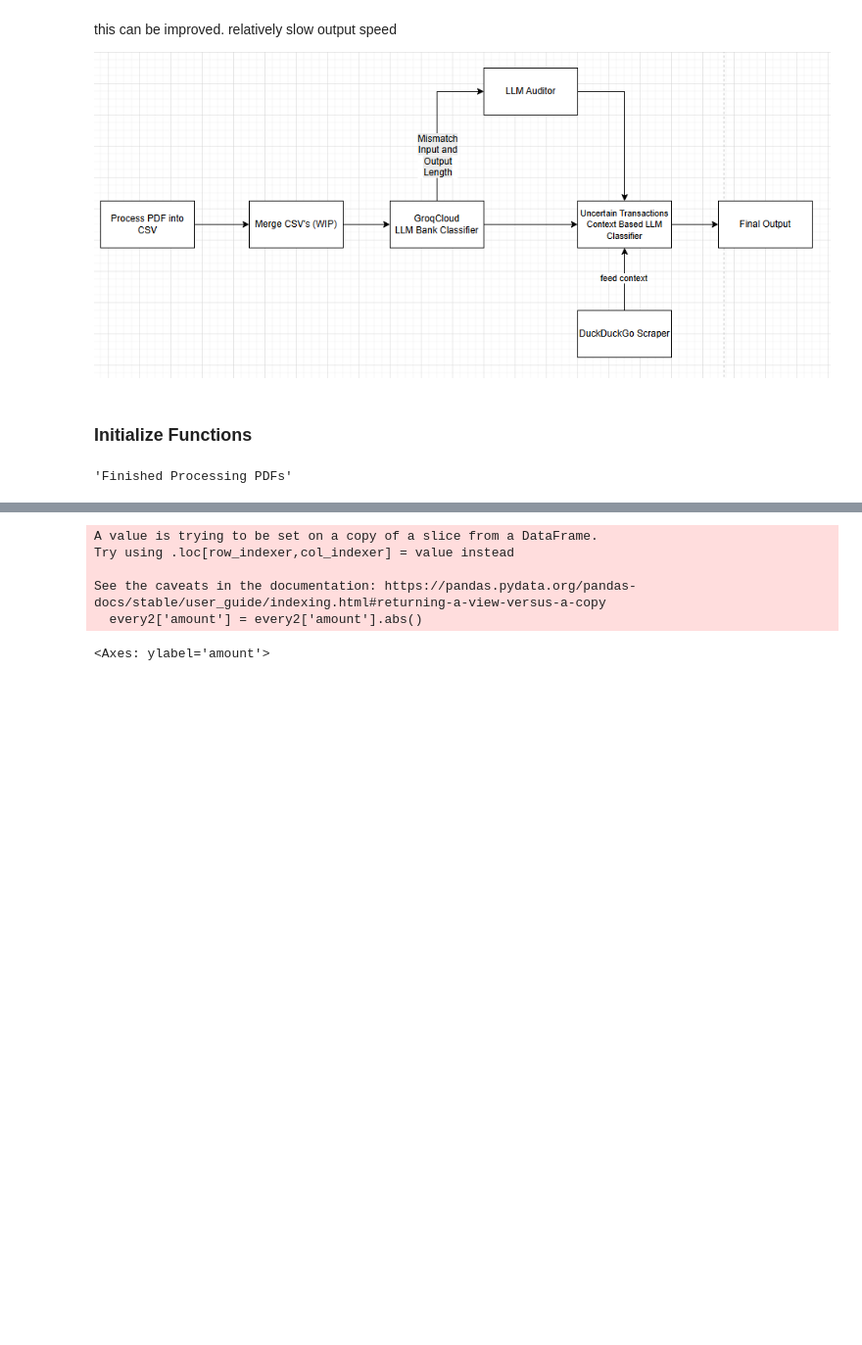
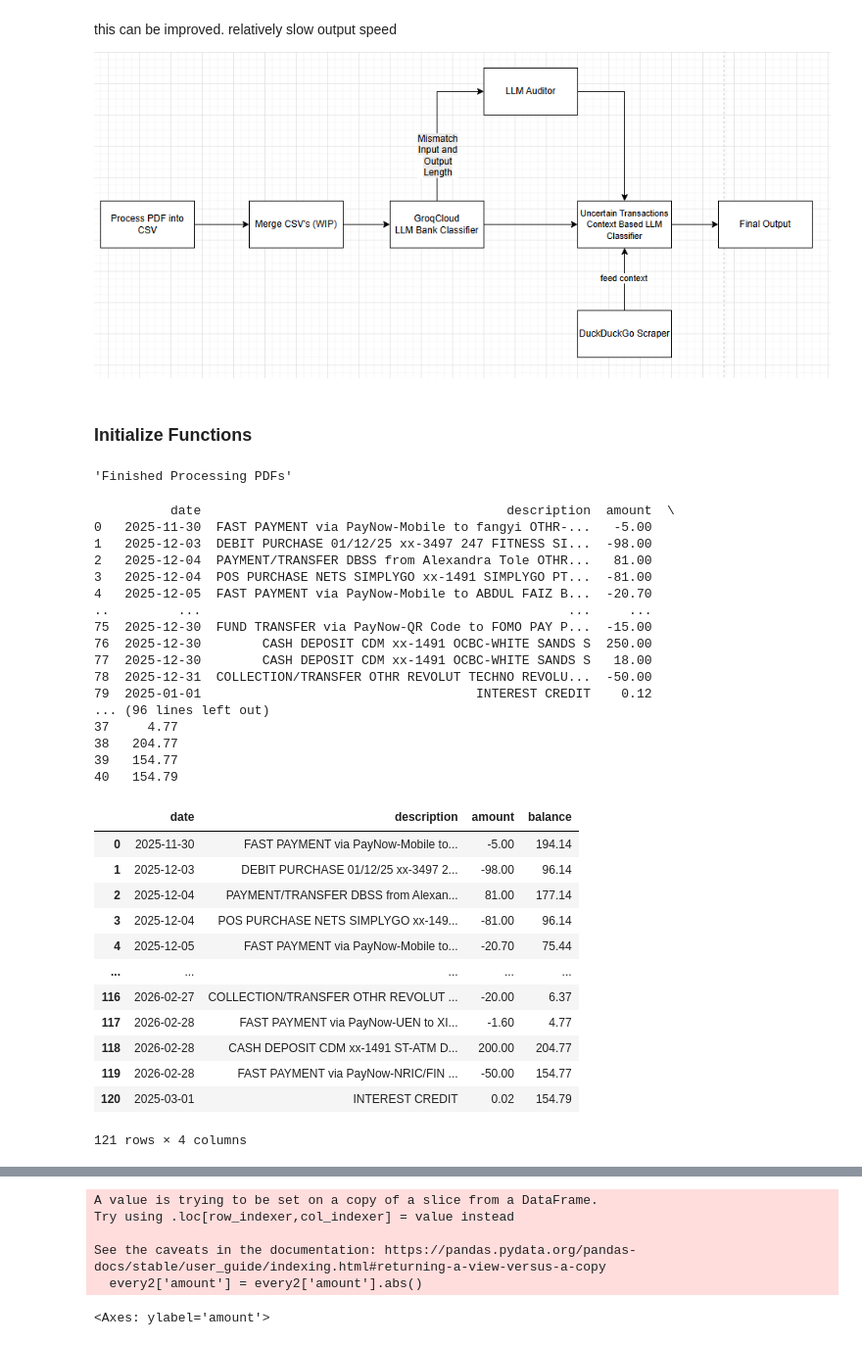
Before and after one commit to Shiraishie/bank_categorizer, a Jupyter notebook: bank_categorizer.ipynb, the cells around one changed output, grey strips where cells are left out. Shown at 98% size. Saved outputs shown, nothing was run; the diff lists cells and outputs as text; code cells hidden in the pictures; blank space fills up the shorter version.

```diff
--- a/bank_categorizer.ipynb
+++ b/bank_categorizer.ipynb
@@ -282,4 +309,37 @@ async def final_classification_function(df):
 process_pdf()
 # %% [output]
 'Finished Processing PDFs'
+# %%
+merge_csv()
+# %% [output]
+          date                                        description  amount  \
+0   2025-11-30  FAST PAYMENT via PayNow-Mobile to fangyi OTHR-...   -5.00
+1   2025-12-03  DEBIT PURCHASE 01/12/25 xx-3497 247 FITNESS SI...  -98.00
+2   2025-12-04  PAYMENT/TRANSFER DBSS from Alexandra Tole OTHR...   81.00
+3   2025-12-04  POS PURCHASE NETS SIMPLYGO xx-1491 SIMPLYGO PT...  -81.00
+4   2025-12-05  FAST PAYMENT via PayNow-Mobile to ABDUL FAIZ B...  -20.70
+..         ...                                                ...     ...
+75  2025-12-30  FUND TRANSFER via PayNow-QR Code to FOMO PAY P...  -15.00
+76  2025-12-30        CASH DEPOSIT CDM xx-1491 OCBC-WHITE SANDS S  250.00
+77  2025-12-30        CASH DEPOSIT CDM xx-1491 OCBC-WHITE SANDS S   18.00
+78  2025-12-31  COLLECTION/TRANSFER OTHR REVOLUT TECHNO REVOLU...  -50.00
+79  2025-01-01                                    INTEREST CREDIT    0.12
+... (96 lines left out)
+37     4.77
+38   204.77
+39   154.77
+40   154.79
+|  | date | description | amount | balance |
+| 0 | 2025-11-30 | FAST PAYMENT via PayNow-Mobile to... | -5.00 | 194.14 |
+| 1 | 2025-12-03 | DEBIT PURCHASE 01/12/25 xx-3497 2... | -98.00 | 96.14 |
+| 2 | 2025-12-04 | PAYMENT/TRANSFER DBSS from Alexan... | 81.00 | 177.14 |
+| 3 | 2025-12-04 | POS PURCHASE NETS SIMPLYGO xx-149... | -81.00 | 96.14 |
+| 4 | 2025-12-05 | FAST PAYMENT via PayNow-Mobile to... | -20.70 | 75.44 |
+| ... | ... | ... | ... | ... |
+| 116 | 2026-02-27 | COLLECTION/TRANSFER OTHR REVOLUT ... | -20.00 | 6.37 |
+| 117 | 2026-02-28 | FAST PAYMENT via PayNow-UEN to XI... | -1.60 | 4.77 |
+| 118 | 2026-02-28 | CASH DEPOSIT CDM xx-1491 ST-ATM D... | 200.00 | 204.77 |
+| 119 | 2026-02-28 | FAST PAYMENT via PayNow-NRIC/FIN ... | -50.00 | 154.77 |
+| 120 | 2025-03-01 | INTEREST CREDIT | 0.02 | 154.79 |
+121 rows × 4 columns
 # %%
```
Also changed, not shown: parts of 10 cells of this notebook, 3 other files.
